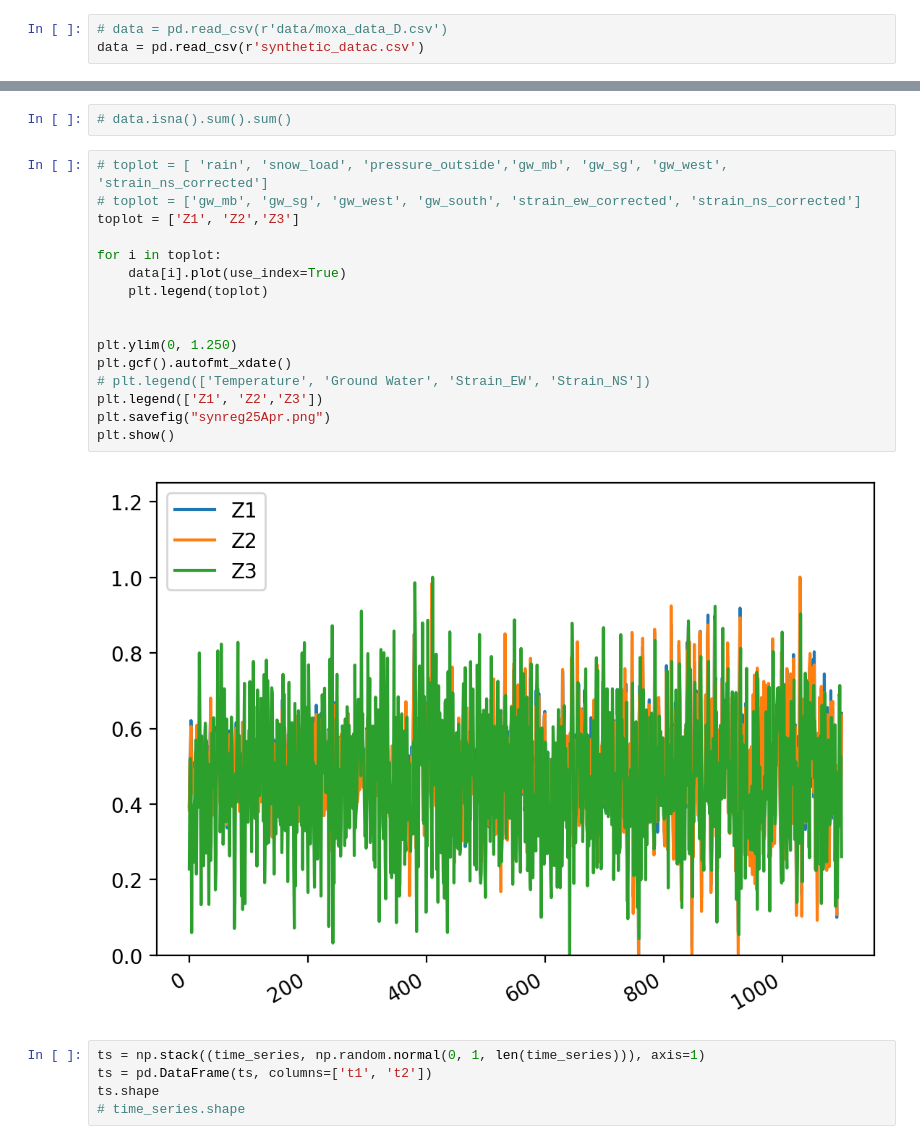
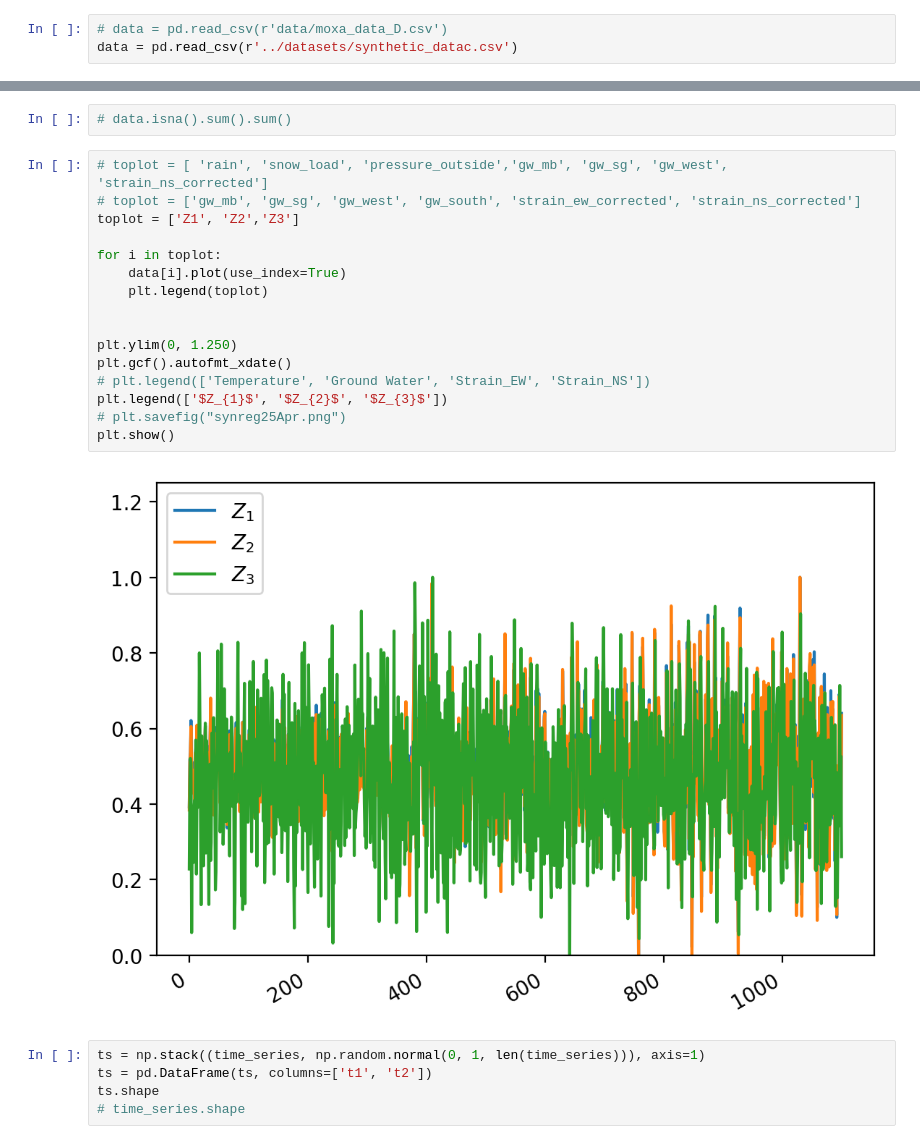
Before and after one commit to wasimahmadpk/RegimeIdentification, a Jupyter notebook: src/regimes_identification.ipynb, the cells around one changed output, grey strips where cells are left out. Drawn from its saved outputs; the diff is of its cells as text.

```diff
--- a/src/regimes_identification.ipynb
+++ b/src/regimes_identification.ipynb
@@ -254,6 +173,6 @@ def plot_heatmap(df, cause): # Increase the size of the heatmap.
 # %%
 # data = pd.read_csv(r'data/moxa_data_D.csv')
-data = pd.read_csv(r'synthetic_datac.csv')
+data = pd.read_csv(r'../datasets/synthetic_datac.csv')
 # %%
 # start, end = '2016-06-15', '2016-12-30'
 # mask = (data['DateTime'] > '2014-11-01') & (data['DateTime'] <= '2015-12-28')
@@ -319,21 +238,21 @@ dtype: int64
 # %%
 # toplot = [ 'rain', 'snow_load', 'pressure_outside','gw_mb', 'gw_sg', 'gw_west', 'strain_ns_corrected']
 # toplot = ['gw_mb', 'gw_sg', 'gw_west', 'gw_south', 'strain_ew_corrected', 'strain_ns_corrected']
 toplot = ['Z1', 'Z2','Z3']
 
 for i in toplot:
     data[i].plot(use_index=True)
     plt.legend(toplot)
 
 
 plt.ylim(0, 1.250)
 plt.gcf().autofmt_xdate()
 # plt.legend(['Temperature', 'Ground Water', 'Strain_EW', 'Strain_NS'])
-plt.legend(['Z1', 'Z2','Z3'])
-plt.savefig("synreg25Apr.png")
+plt.legend(['$Z_{1}$', '$Z_{2}$', '$Z_{3}$'])
+# plt.savefig("synreg25Apr.png")
 plt.show()
 # %% [output]
-[figure, old version]
+[figure, new version]
 # %%
 ts = np.stack((time_series, np.random.normal(0, 1, len(time_series))), axis=1)
 ts = pd.DataFrame(ts, columns=['t1', 't2'])
```
Also changed, not shown: parts of 6 cells of this notebook.
